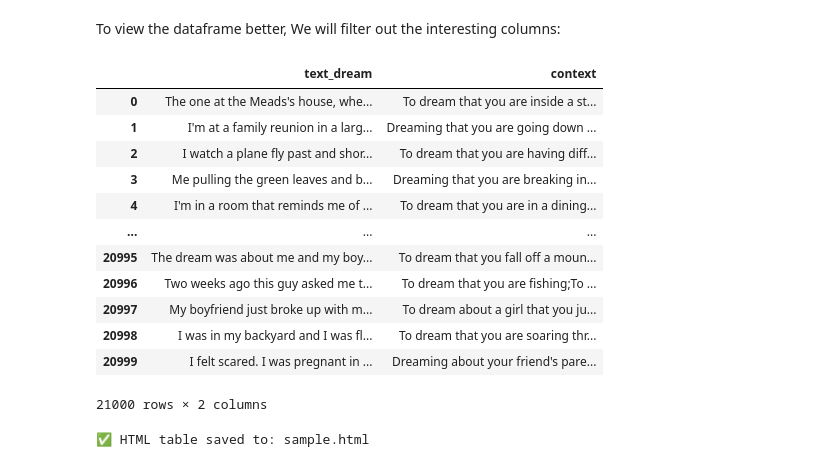
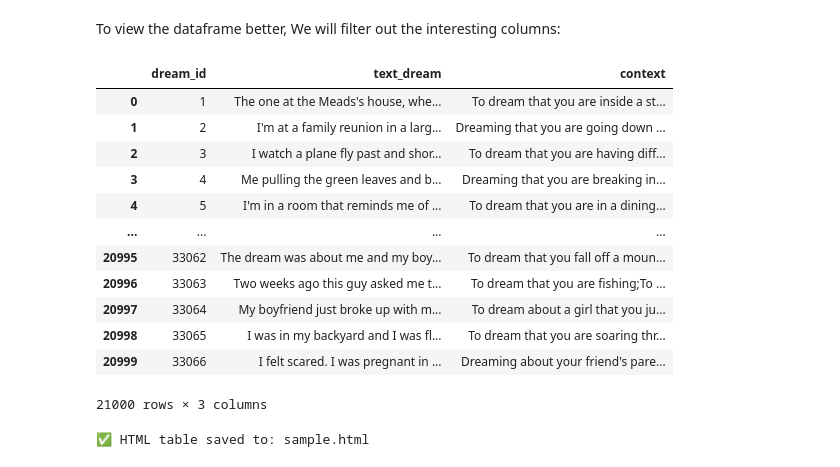
Before and after one commit to Barack-Samuni/Dream-Interpreter, a Jupyter notebook: Dream-Interpreter.ipynb, the cells around one changed output. Cells and saved outputs as stored; diff of their text form; code cells hidden in the pictures.

```diff
--- a/Dream-Interpreter.ipynb
+++ b/Dream-Interpreter.ipynb
@@ -97,21 +97,21 @@ dream_df
 # %% [markdown]
 To view the dataframe better, We will filter out the interesting columns:
 # %%
-columns_to_show = ['text_dream', 'context']
+columns_to_show = ['dream_id','text_dream', 'context']
 dream_df[columns_to_show]
 # %% [output]
-|  | text_dream | context |
-| 0 | The one at the Meads's house, whe... | To dream that you are inside a st... |
-| 1 | I'm at a family reunion in a larg... | Dreaming that you are going down ... |
-| 2 | I watch a plane fly past and shor... | To dream that you are having diff... |
-| 3 | Me pulling the green leaves and b... | Dreaming that you are breaking in... |
-| 4 | I'm in a room that reminds me of ... | To dream that you are in a dining... |
-| ... | ... | ... |
-| 20995 | The dream was about me and my boy... | To dream that you fall off a moun... |
-| 20996 | Two weeks ago this guy asked me t... | To dream that you are fishing;To ... |
-| 20997 | My boyfriend just broke up with m... | To dream about a girl that you ju... |
-| 20998 | I was in my backyard and I was fl... | To dream that you are soaring thr... |
-| 20999 | I felt scared. I was pregnant in ... | Dreaming about your friend's pare... |
+|  | dream_id | text_dream | context |
+| 0 | 1 | The one at the Meads's house, whe... | To dream that you are inside a st... |
+| 1 | 2 | I'm at a family reunion in a larg... | Dreaming that you are going down ... |
+| 2 | 3 | I watch a plane fly past and shor... | To dream that you are having diff... |
+| 3 | 4 | Me pulling the green leaves and b... | Dreaming that you are breaking in... |
+| 4 | 5 | I'm in a room that reminds me of ... | To dream that you are in a dining... |
+| ... | ... | ... | ... |
+| 20995 | 33062 | The dream was about me and my boy... | To dream that you fall off a moun... |
+| 20996 | 33063 | Two weeks ago this guy asked me t... | To dream that you are fishing;To ... |
+| 20997 | 33064 | My boyfriend just broke up with m... | To dream about a girl that you ju... |
+| 20998 | 33065 | I was in my backyard and I was fl... | To dream that you are soaring thr... |
+| 20999 | 33066 | I felt scared. I was pregnant in ... | Dreaming about your friend's pare... |
-21000 rows × 2 columns
+21000 rows × 3 columns
 # %%
 from utils import save_df_as_pretty_html
```
Also changed, not shown: parts of 16 cells of this notebook, 2 other files.
